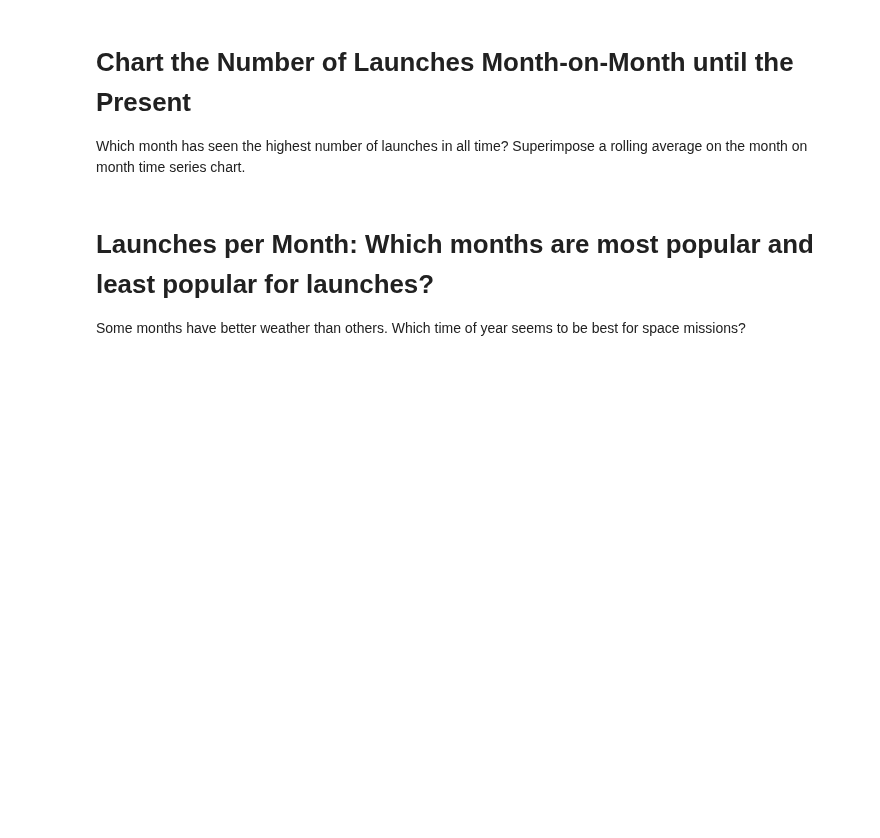
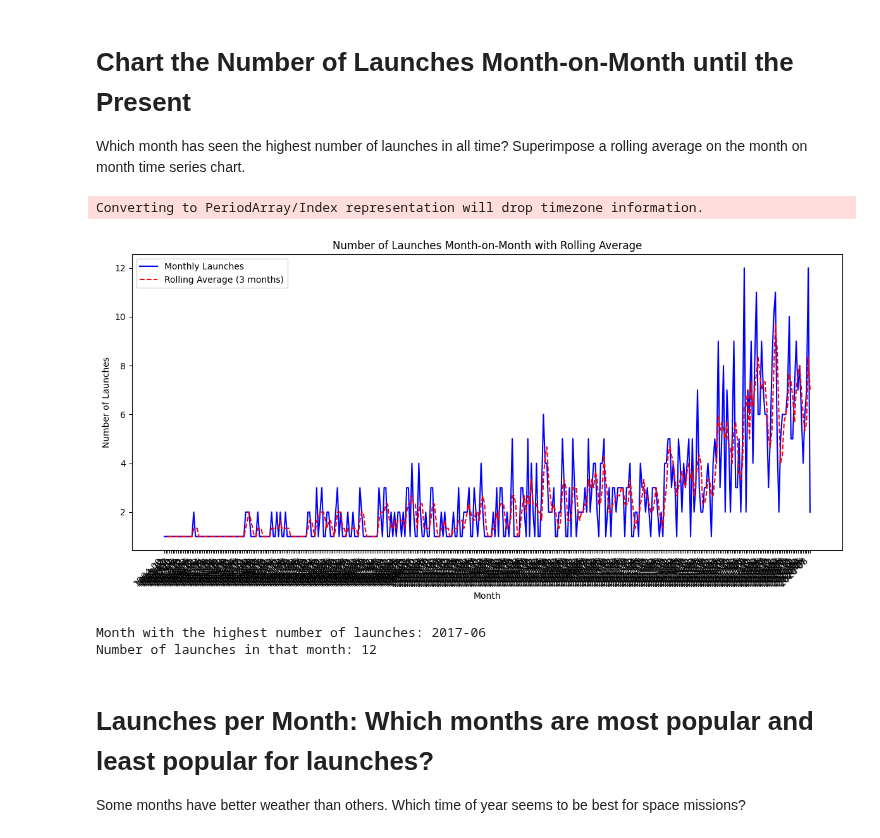
Before and after one commit to ViktorGeorgiev98/analyze-and_visualize-space-race, a Jupyter notebook: Space_Missions_Analysis_(start).ipynb, the cells around one changed output. Cells and saved outputs as stored; diff of their text form; code cells hidden in the pictures; blank space fills up the shorter version.

```diff
--- a/Space_Missions_Analysis_(start).ipynb
+++ b/Space_Missions_Analysis_(start).ipynb
@@ -502,6 +502,32 @@ plt.show()
 # Chart the Number of Launches Month-on-Month until the Present
 
 Which month has seen the highest number of launches in all time? Superimpose a rolling average on the month on month time series chart.
+# %%
+df_copy["Year_Month"] = df_copy["Date"].dt.to_period("M")
+launches_per_month = df_copy.groupby("Year_Month")["Date"].count().reset_index(name="Number of Launches")
+launches_per_month["Rolling Average"] = launches_per_month["Number of Launches"].rolling(window=3).mean()
+# Plotting the time series with the rolling average
+plt.figure(figsize=(12, 6))
+plt.plot(launches_per_month["Year_Month"].astype(str), launches_per_month["Number of Launches"], label="Monthly Launches", color="blue")
+plt.plot(launches_per_month["Year_Month"].astype(str), launches_per_month["Rolling Average"], label="Rolling Average (3 months)", color="red", linestyle="--")
+
+plt.title("Number of Launches Month-on-Month with Rolling Average")
+plt.xlabel("Month")
+plt.ylabel("Number of Launches")
+plt.xticks(rotation=45, ha="right")
+plt.legend()
+plt.tight_layout()
+plt.show()
+# %% [output]
+Converting to PeriodArray/Index representation will drop timezone information.
+[figure, added]
+# %%
+max_launches_month = launches_per_month.loc[launches_per_month["Number of Launches"].idxmax()]
+print("Month with the highest number of launches:", max_launches_month["Year_Month"])
+print("Number of launches in that month:", max_launches_month["Number of Launches"])
+# %% [output]
+Month with the highest number of launches: 2017-06
+Number of launches in that month: 12
 # %% [markdown]
 # Launches per Month: Which months are most popular and least popular for launches?
 
```
